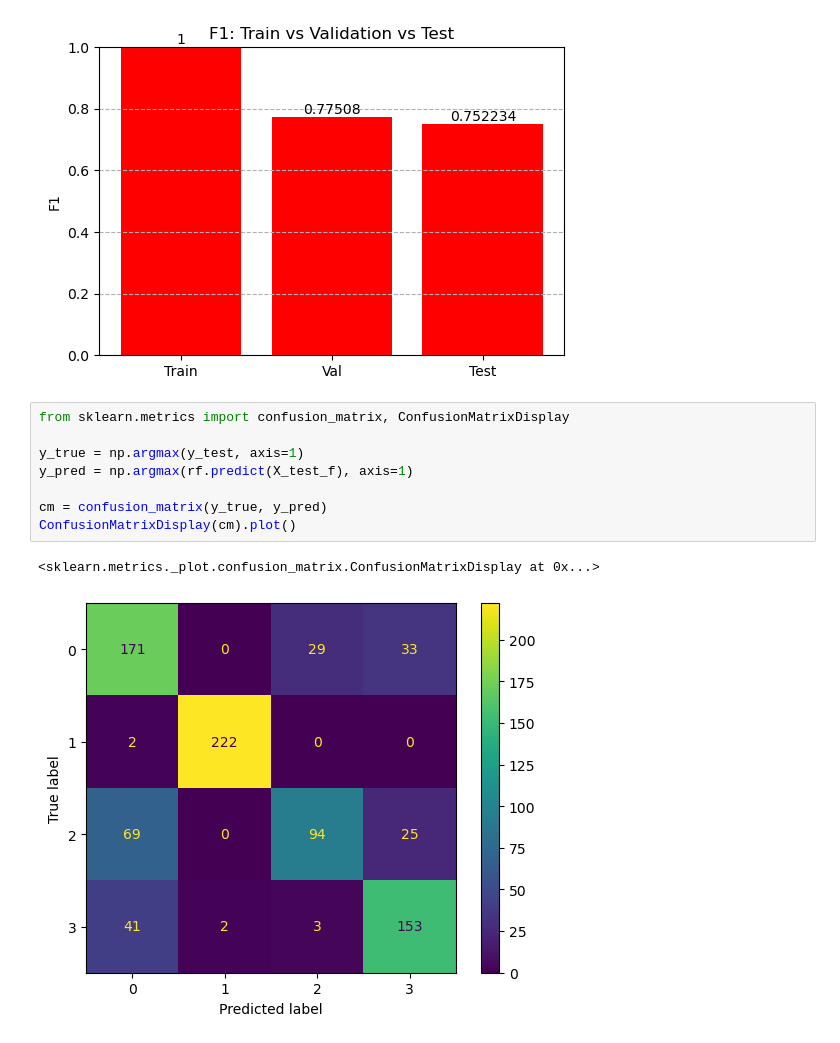
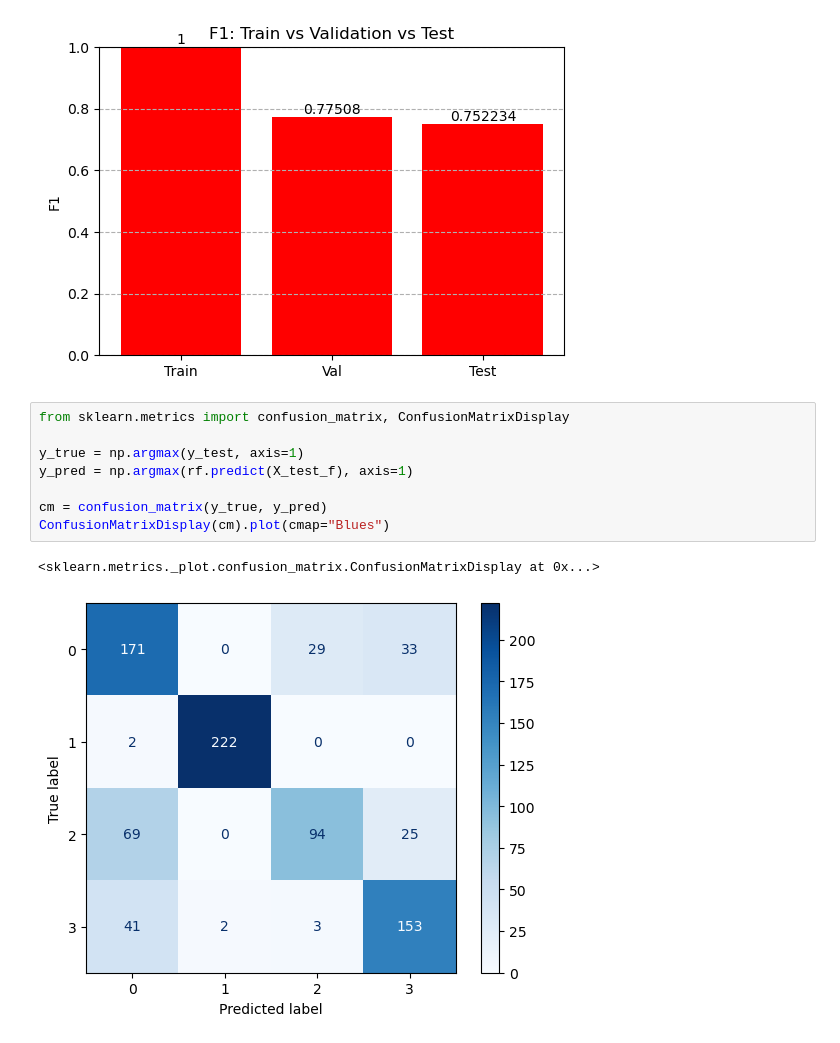
Before and after one commit to ropas5/eye_diseases_classification_trabajo_DL, a Jupyter notebook: notebooks/modelo_2.ipynb, the cells around one changed output. Cells and saved outputs as stored; diff of their text form.

```diff
--- a/notebooks/modelo_2.ipynb
+++ b/notebooks/modelo_2.ipynb
@@ -125,11 +125,11 @@ plots_metricas(df)
 # %%
 from sklearn.metrics import confusion_matrix, ConfusionMatrixDisplay
 
 y_true = np.argmax(y_test, axis=1)
 y_pred = np.argmax(rf.predict(X_test_f), axis=1)
 
 cm = confusion_matrix(y_true, y_pred)
-ConfusionMatrixDisplay(cm).plot()
+ConfusionMatrixDisplay(cm).plot(cmap="Blues")
 # %% [output]
 <sklearn.metrics._plot.confusion_matrix.ConfusionMatrixDisplay at 0x...>
-[figure, old version]
+[figure, new version]
```
Also changed, not shown: 1 other file.
